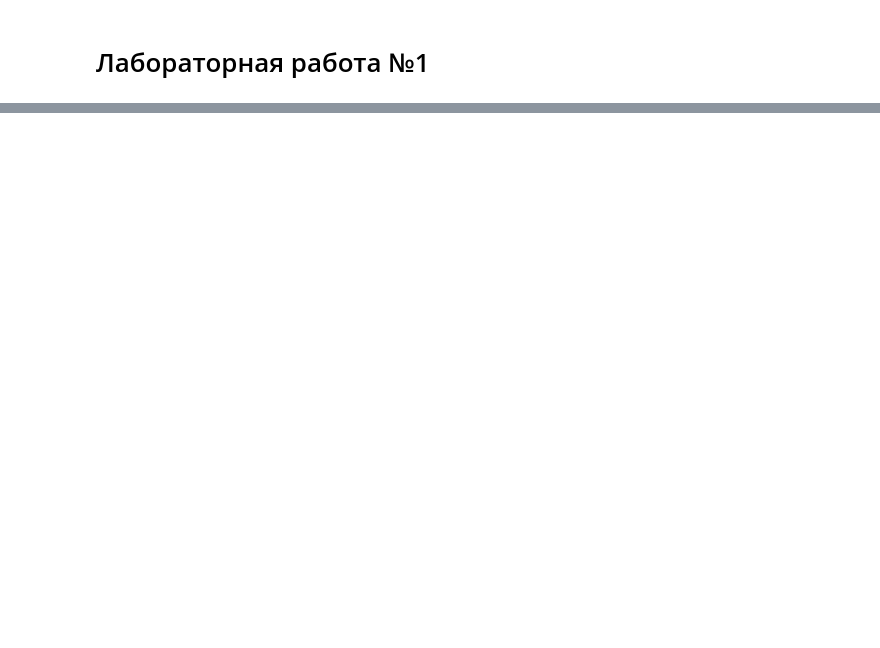
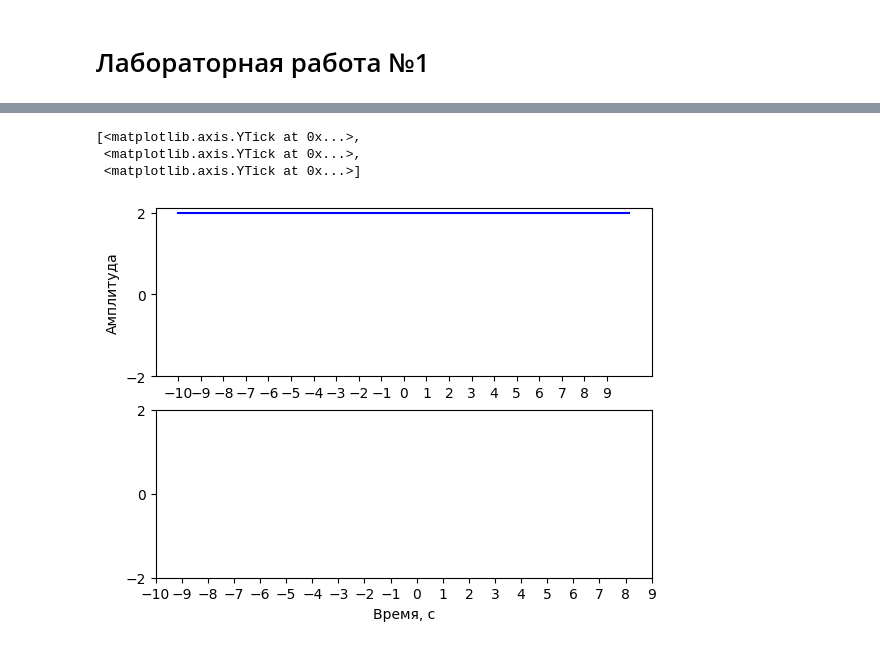
Before and after one commit to HerrPhoton/Digital-signal-processing, a Jupyter notebook: Lab1.ipynb, the cells around one changed output, grey strips where cells are left out. Cells and saved outputs as stored; diff of their text form; code cells hidden in the pictures; blank space fills up the shorter version.

```diff
--- a/Lab1.ipynb
+++ b/Lab1.ipynb
@@ -37,3 +92,15 @@ def approx_func_x(N: int, A: int, T: float, x: float):
+# %%
+def cos_func(x: float, A: float, w: float):
+    return A * np.cos(w * x)
+# %%
+SAMPLE_RATE = 1000
+T0 = -10
+T1 = 10
+A  = 2
+f  = 100
+N  = 10
+# %%
+def get_period(f: float):
+    return 1 / f
 # %%
-x0, y0 = func_x(A, T0, T1, SAMPLE_RATE)
-x1, y1 = approx_func_x(N, x0, y0)
+x, y0 = func_x(cos_func, A, get_period(f), T0, T1, SAMPLE_RATE)
@@ -48,0 +107,20 @@ plt.show()
+# %%
+fig, axs = plt.subplots(2, 1)
+
+axs[0].plot(x, y0, color = 'blue')
+# axs[0].plot(x, y1, color = 'orange')
+# axs[1].plot(x, y2, color = 'blue')
+
+axs[0].set_ylabel('Амплитуда')
+# axs[1].set_ylabel('Ошибка')
+axs[1].set_xlabel('Время, с')
+
+axs[0].set_xticks(np.unique(np.int16(x)))
+axs[0].set_yticks([-A, 0, A])
+axs[1].set_xticks(np.unique(np.int16(x)))
+axs[1].set_yticks([-A, 0, A])
+# %% [output]
+[<matplotlib.axis.YTick at 0x...>,
+ <matplotlib.axis.YTick at 0x...>,
+ <matplotlib.axis.YTick at 0x...>]
+[figure, added]
```
Also changed, not shown: parts of 11 cells of this notebook.
